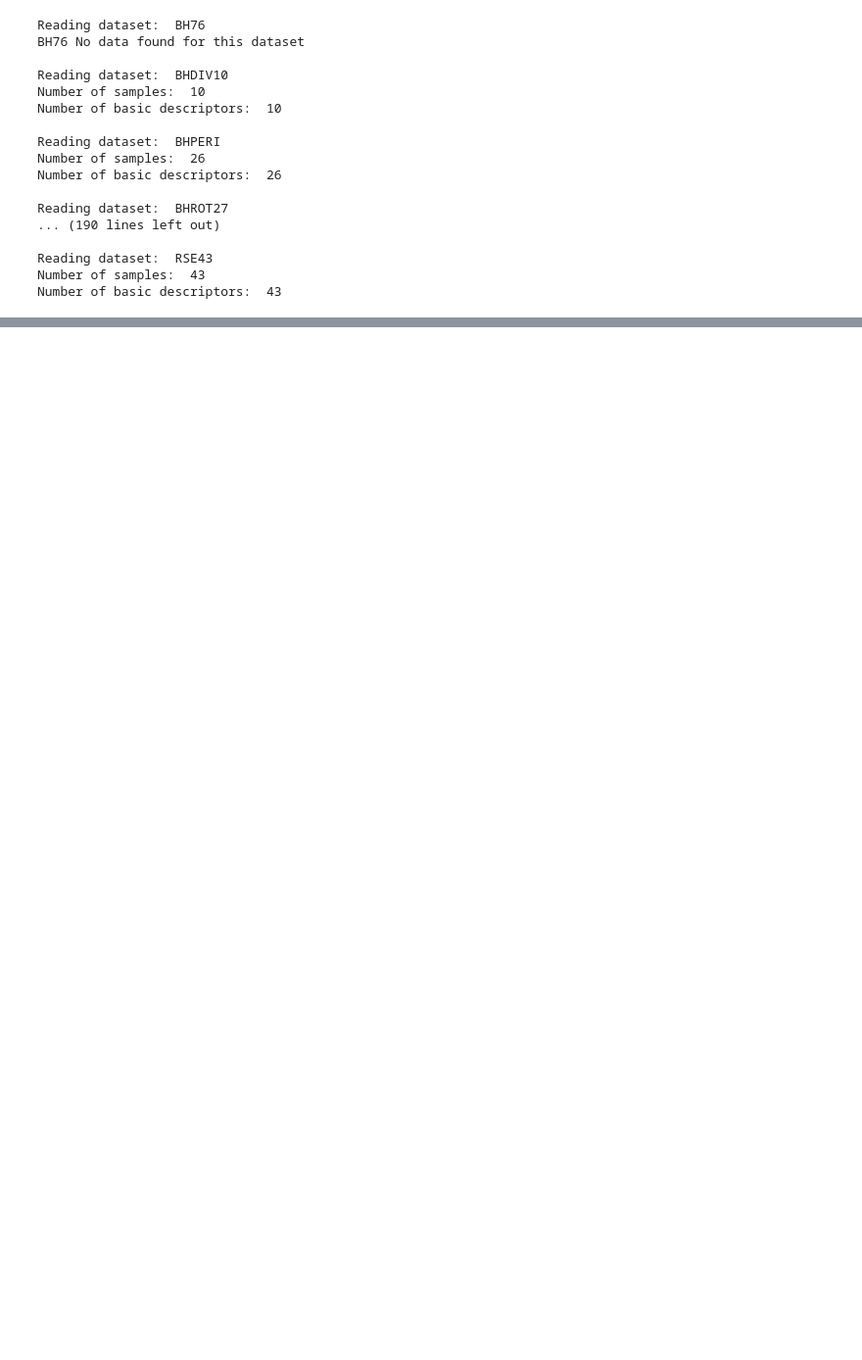
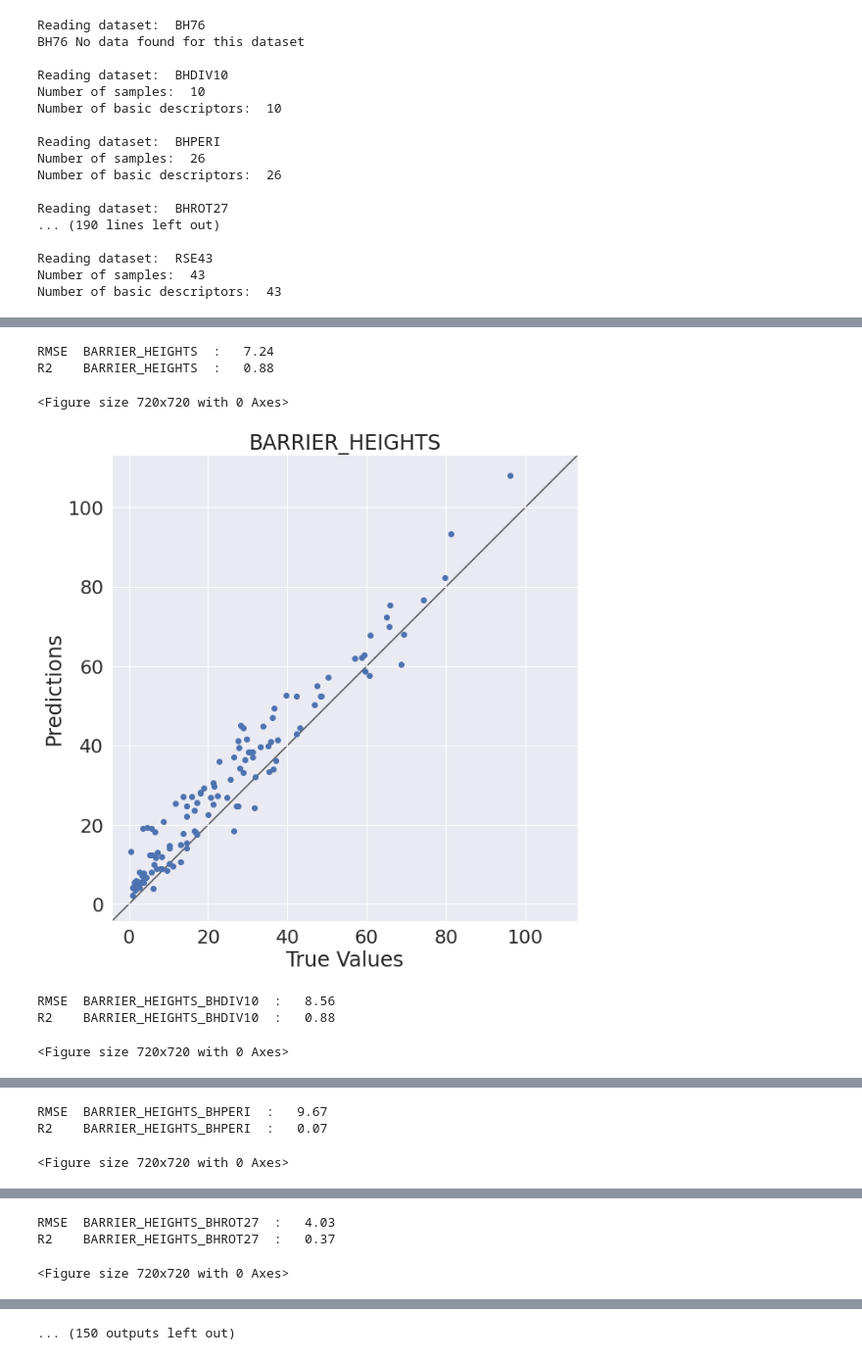
Before and after one commit to lstorchi/model_reaction_data, a Jupyter notebook: generaldataset_NN.ipynb, the cells around one changed output, grey strips where cells are left out. Shown at 98% size. Cells and saved outputs as stored; diff of their text form; code cells hidden in the pictures; blank space fills up the shorter version.

```diff
--- a/generaldataset_NN.ipynb
+++ b/generaldataset_NN.ipynb
@@ -443,0 +536,35 @@ plt.show()
+# %%
+for setname in fullsetnames:
+    X, Y, features_names = \
+            commonutils.build_XY_matrix (models_results[setname].fulldescriptors, \
+                                    models_results[setname].labels)
+    y_pred = models_results[setname].y_pred
+    rmse = mean_squared_error(Y, y_pred, squared=False)
+    r2 = r2_score(Y, y_pred)
+    print("RMSE ", setname, " : %6.2f"%rmse)
+    print("R2   ", setname, " : %6.2f"%r2)
+    plt.clf()
+    #plt.scatter(Y, y_pred)
+
+    fig, ax = plt.subplots()
+    ax.scatter(Y, y_pred)
+    lims = [
+        np.min([ax.get_xlim(), ax.get_ylim()]),  # min of both axes
+        np.max([ax.get_xlim(), ax.get_ylim()]),  # max of both axes
+    ]
+    ax.plot(lims, lims, 'k-', alpha=0.75, zorder=0)
+    ax.set_aspect('equal')
+    ax.set_xlim(lims)
+    ax.set_ylim(lims)
+    plt.xlabel('True Values')
+    plt.ylabel('Predictions')
+    plt.title(setname)
+    plt.show()
+# %% [output]
+RMSE  BARRIER_HEIGHTS  :   7.24
+R2    BARRIER_HEIGHTS  :   0.88
+<Figure size 720x720 with 0 Axes>
+[figure, added]
+RMSE  BARRIER_HEIGHTS_BHDIV10  :   8.56
+R2    BARRIER_HEIGHTS_BHDIV10  :   0.88
+<Figure size 720x720 with 0 Axes>
@@ -443,0 +572,3 @@ plt.show()
+RMSE  BARRIER_HEIGHTS_BHPERI  :   9.67
+R2    BARRIER_HEIGHTS_BHPERI  :   0.07
+<Figure size 720x720 with 0 Axes>
@@ -443,0 +576,3 @@ plt.show()
+RMSE  BARRIER_HEIGHTS_BHROT27  :   4.03
+R2    BARRIER_HEIGHTS_BHROT27  :   0.37
+<Figure size 720x720 with 0 Axes>
@@ -443,0 +580 @@ plt.show()
+... (150 outputs left out)
```
Also changed, not shown: parts of 12 cells of this notebook, 1 other file.
